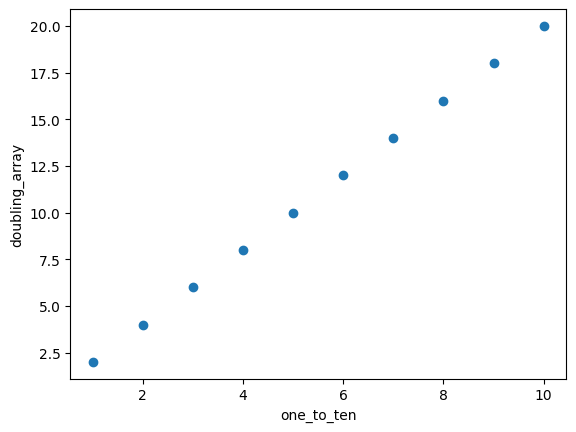
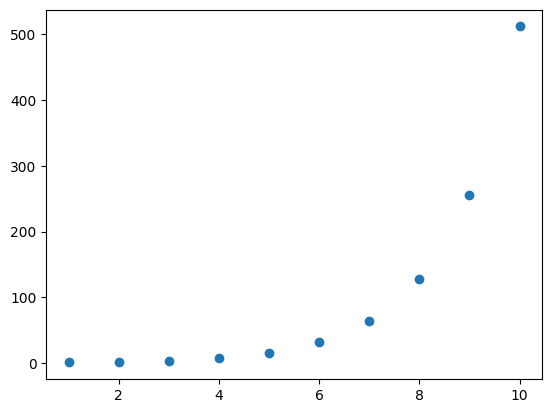
Code edit (unified diff) that turned the first committed figure into the second:
--- before
+++ after
@@ -2,17 +2,13 @@
 import matplotlib.pyplot as plt
 
-# Create array from 1 to 10
+# Given y-axis values
+doubling_array = [1, 2, 4, 8, 16, 32, 64, 128, 256, 512]
+
+# Create x-axis values (1 to 10 inclusive)
 one_to_ten = np.arange(1, 11)
-
-# Example doubling array
-doubling_array = one_to_ten * 2
 
 # Scatter plot
 plt.scatter(one_to_ten, doubling_array)
 
-# Labels
-plt.xlabel("one_to_ten")
-plt.ylabel("doubling_array")
-
 # Show plot
 plt.show()

Commit: Basic